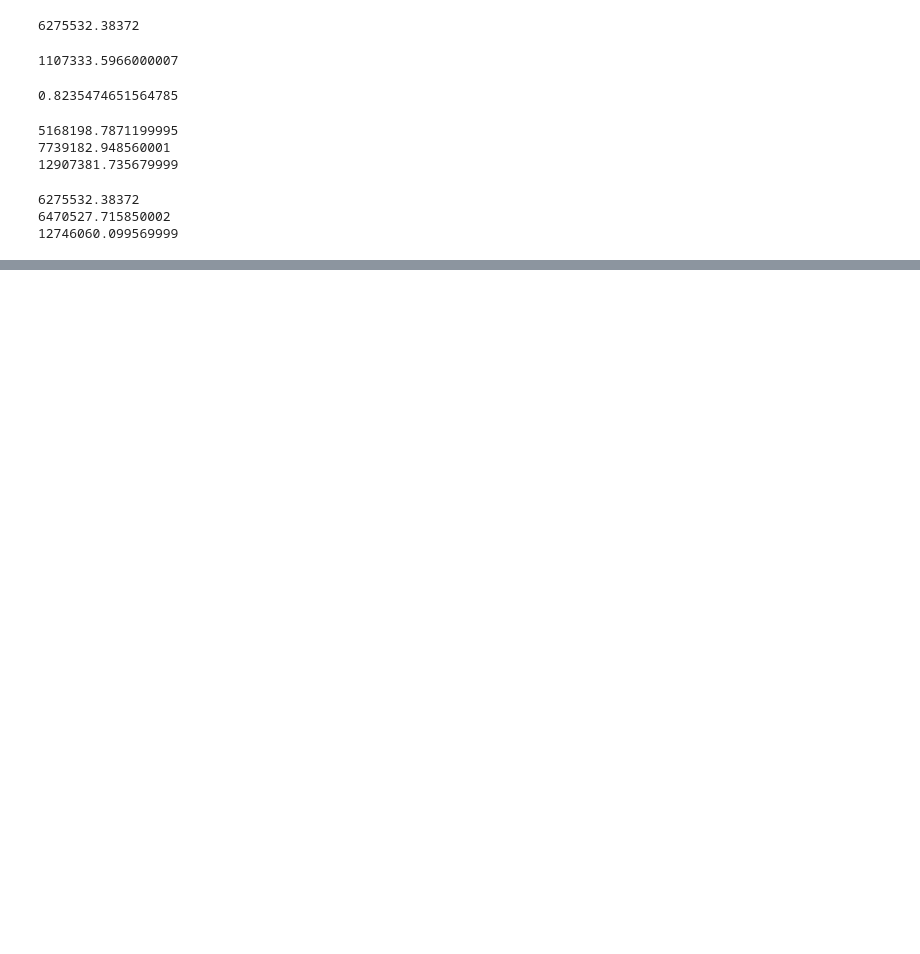
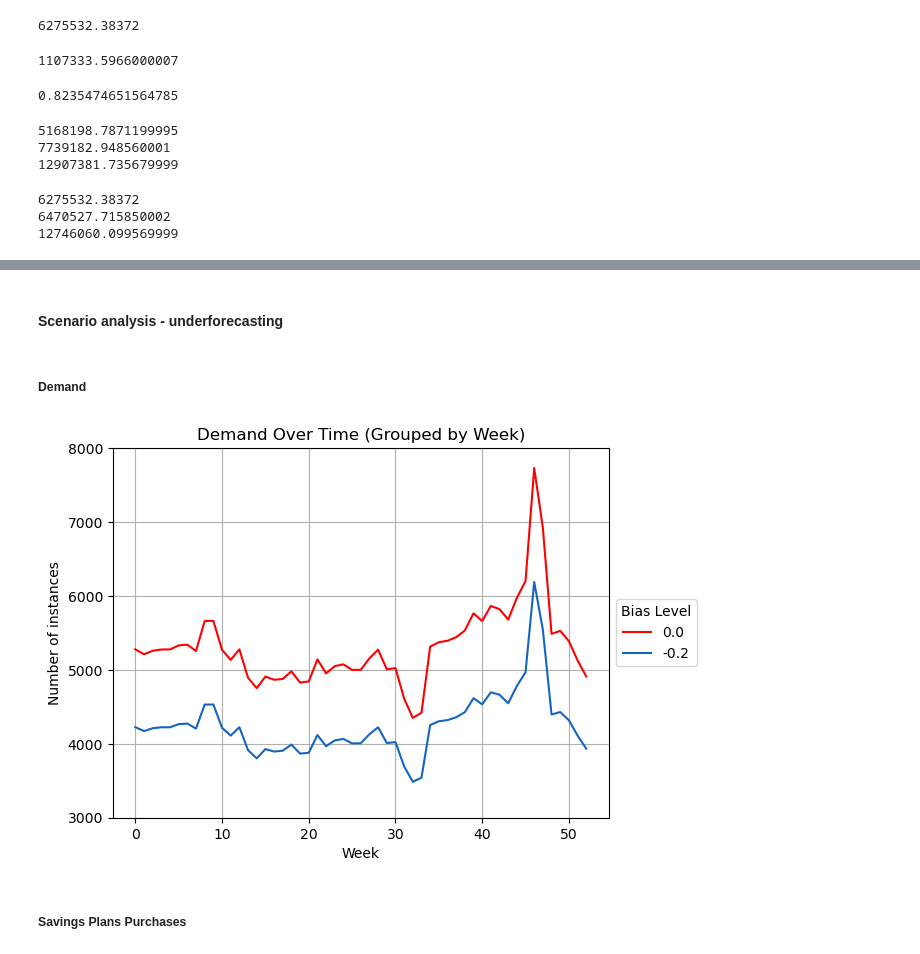
Before and after one commit to ufcg-lsd/forecast_error_cap_planning, a Jupyter notebook: src/result_analysis/plots.ipynb, the cells around one changed output, grey strips where cells are left out. Drawn from its saved outputs; the diff is of its cells as text; code cells hidden in the pictures; blank space fills up the shorter version.

Commit message:
feat (results): more plots for analysing the results

```diff
--- a/src/result_analysis/plots.ipynb
+++ b/src/result_analysis/plots.ipynb
@@ -1108,3 +1108,37 @@ plt.yticks(ticks=range(0, 1500+1, 300))
 plt.show()
 # %% [output]
 [figure]
+# %% [markdown]
+#### Scenario analysis - underforecasting
+# %%
+scenario = 'bias_-0.2_sd_0.0'
+base_scenario = 'bias_0.0_sd_0.0'
+color_scenario = '#1565c0'
+color_base = 'red'
+# %% [markdown]
+##### Demand
+# %%
+demand_path = 'output/demand'
+scenario_demand_path = os.path.join(demand_path, f'demand_{scenario}.csv.csv')
+base_demand_path = os.path.join(demand_path, f'demand_{base_scenario}.csv.csv')
+
+df_scenario_demand = pd.read_csv(scenario_demand_path)
+df_base_demand = pd.read_csv(base_demand_path)
+# %%
+scenario_grouped = df_scenario_demand.groupby(df_scenario_demand.index // (24*7)).mean(numeric_only=True)
+base_grouped = df_base_demand.groupby(df_base_demand.index // (24*7)).mean(numeric_only=True)
+
+plt.plot(base_grouped.index, base_grouped['num_instances'], label='0.0', color=color_base)
+plt.plot(scenario_grouped.index, scenario_grouped['num_instances'], label='-0.2', color=color_scenario)
+
+plt.xlabel('Week')
+plt.ylabel('Number of instances')
+plt.title('Demand Over Time (Grouped by Week)')
+plt.legend(title='Bias Level', loc='center left', bbox_to_anchor=(1, 0.5))
+plt.yticks(ticks=range(3000, 8000 + 1, 1000))
+plt.grid(True)
+plt.show()
+# %% [output]
+[figure, added]
+# %% [markdown]
+##### Savings Plans Purchases
```
Also changed, not shown: parts of 62 cells of this notebook, 1 other file.
